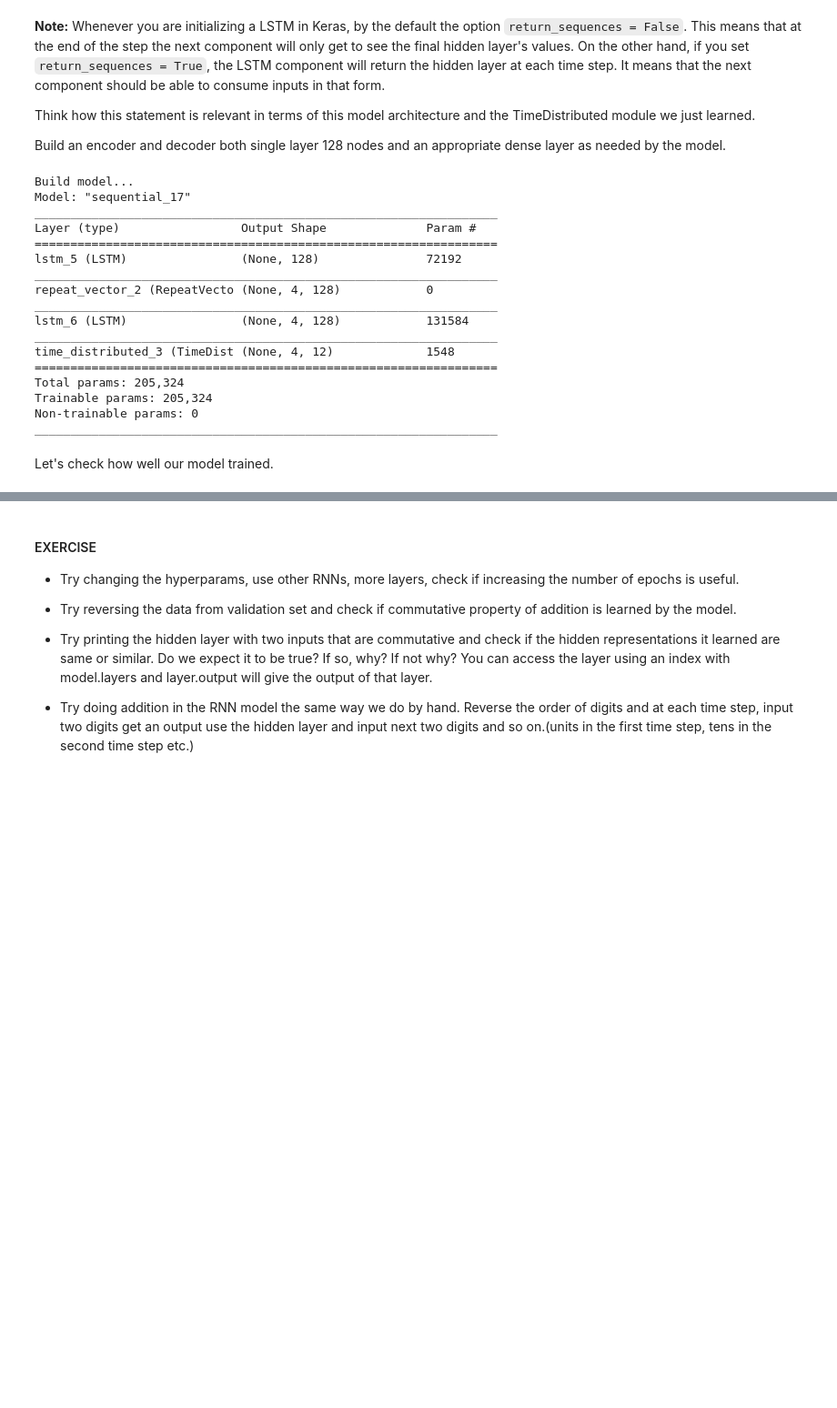
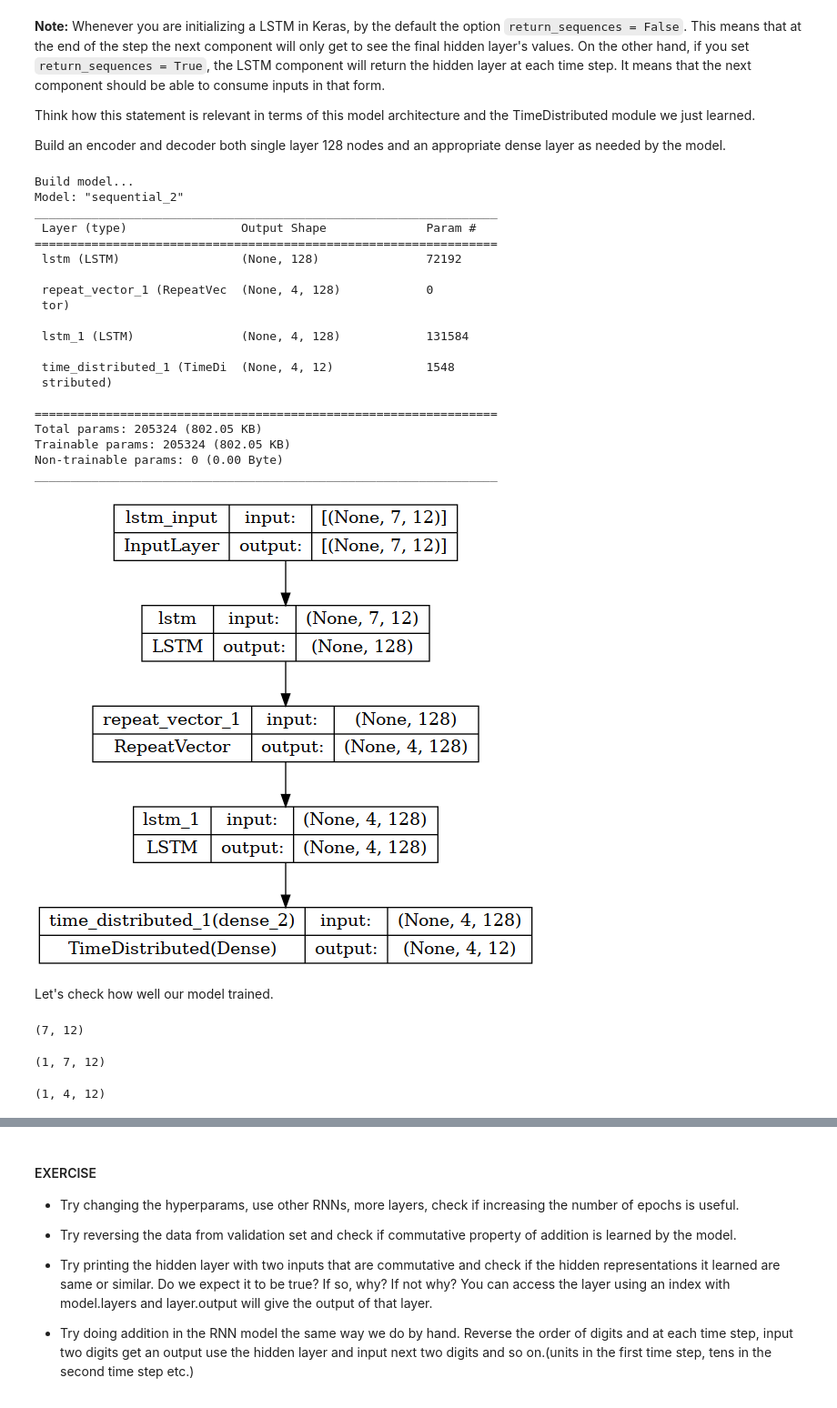
Before and after one commit to xingstar97/2020-CS109B, a Jupyter notebook: content/labs/lab08/notebook/cs109b-lab08-rnn-solutions.ipynb, the cells around one changed output, grey strips where cells are left out. Shown at 91% size. Saved outputs shown, nothing was run; the diff lists cells and outputs as text; code cells hidden in the pictures; blank space fills up the shorter version.

```diff
--- a/content/labs/lab08/notebook/cs109b-lab08-rnn-solutions.ipynb
+++ b/content/labs/lab08/notebook/cs109b-lab08-rnn-solutions.ipynb
@@ -615,46 +656,68 @@ Think how this statement is relevant in terms of this model architecture and the
 
 Build an encoder and decoder both single layer 128 nodes and an appropriate dense layer as needed by the model.
 # %%
+from tensorflow.keras.utils import plot_model
+
 # Hyperaparams
 RNN = layers.LSTM
 HIDDEN_SIZE = 128
 BATCH_SIZE = 128
 LAYERS = 1
 
 print('Build model...')
 model = Sequential()
 
 #ENCODING
 model.add(RNN(HIDDEN_SIZE, input_shape=(MAXLEN, len(chars))))
 model.add(RepeatVector(MAXOUTPUTLEN))
+# 4 outputs, each output will see the encoder hidden layers (the same layer)
+# 4 outputs are like the sequence inputs for the decoder
 
 #DECODING
 for _ in range(LAYERS):
     # return hidden layer at each time step
     model.add(RNN(HIDDEN_SIZE, return_sequences=True))
 
 model.add(TimeDistributed(layers.Dense(len(chars), activation='softmax')))
 model.compile(loss='categorical_crossentropy',
               optimizer='adam',
               metrics=['accuracy'])
 model.summary()
+
+plot_model(model, to_file='generator_plot.png', show_shapes=True, show_layer_names=True)
 # %% [output]
 Build model...
-Model: "sequential_17"
+Model: "sequential_2"
 _________________________________________________________________
-Layer (type)                 Output Shape              Param #
+ Layer (type)                Output Shape              Param #
 =================================================================
-lstm_5 (LSTM)                (None, 128)               72192
+ lstm (LSTM)                 (None, 128)               72192
+
+ repeat_vector_1 (RepeatVec  (None, 4, 128)            0
+ tor)
+
+ lstm_1 (LSTM)               (None, 4, 128)            131584
+
+ time_distributed_1 (TimeDi  (None, 4, 12)             1548
+ stributed)
+
+=================================================================
+Total params: 205324 (802.05 KB)
+Trainable params: 205324 (802.05 KB)
+Non-trainable params: 0 (0.00 Byte)
 _________________________________________________________________
-repeat_vector_2 (RepeatVecto (None, 4, 128)            0
-_________________________________________________________________
-lstm_6 (LSTM)                (None, 4, 128)            131584
-_________________________________________________________________
-time_distributed_3 (TimeDist (None, 4, 12)             1548
-=================================================================
-Total params: 205,324
-Trainable params: 205,324
-Non-trainable params: 0
-_________________________________________________________________
+[figure, added]
 # %% [markdown]
 Let's check how well our model trained.
+# %%
+x_val[0].shape
+# %% [output]
+(7, 12)
+# %%
+x_val[np.array([0])].shape
+# %% [output]
+(1, 7, 12)
+# %%
+model.predict(x_val[np.array([0])], verbose=0).shape
+# %% [output]
+(1, 4, 12)
```
Also changed, not shown: parts of 15 cells of this notebook, 9 other files.
